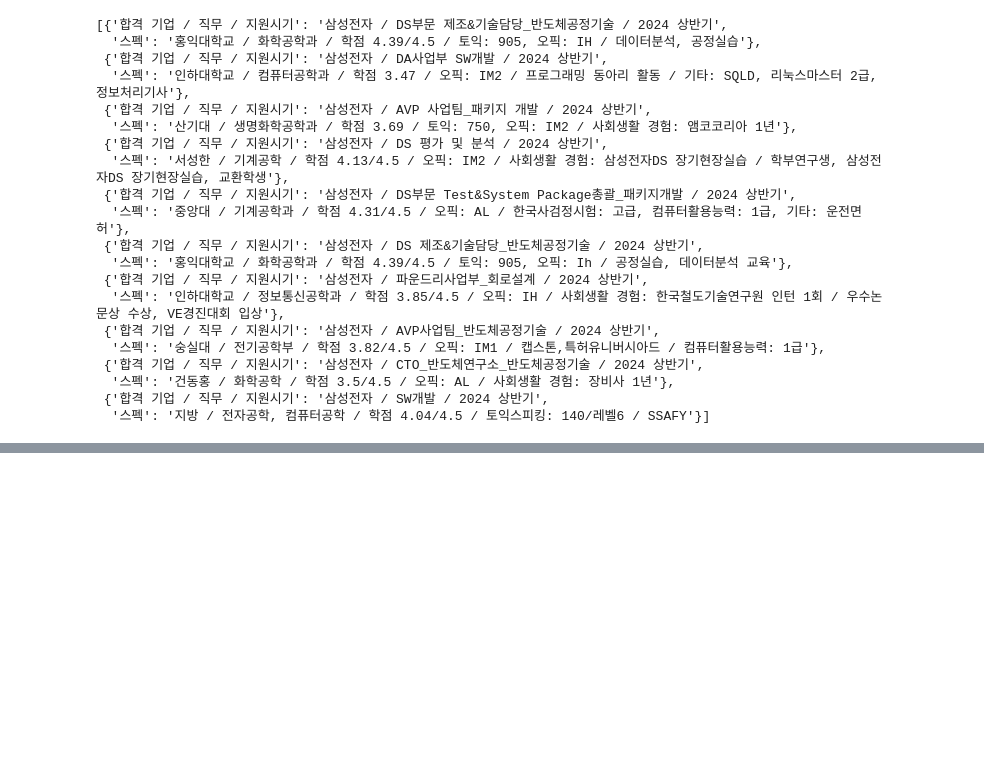
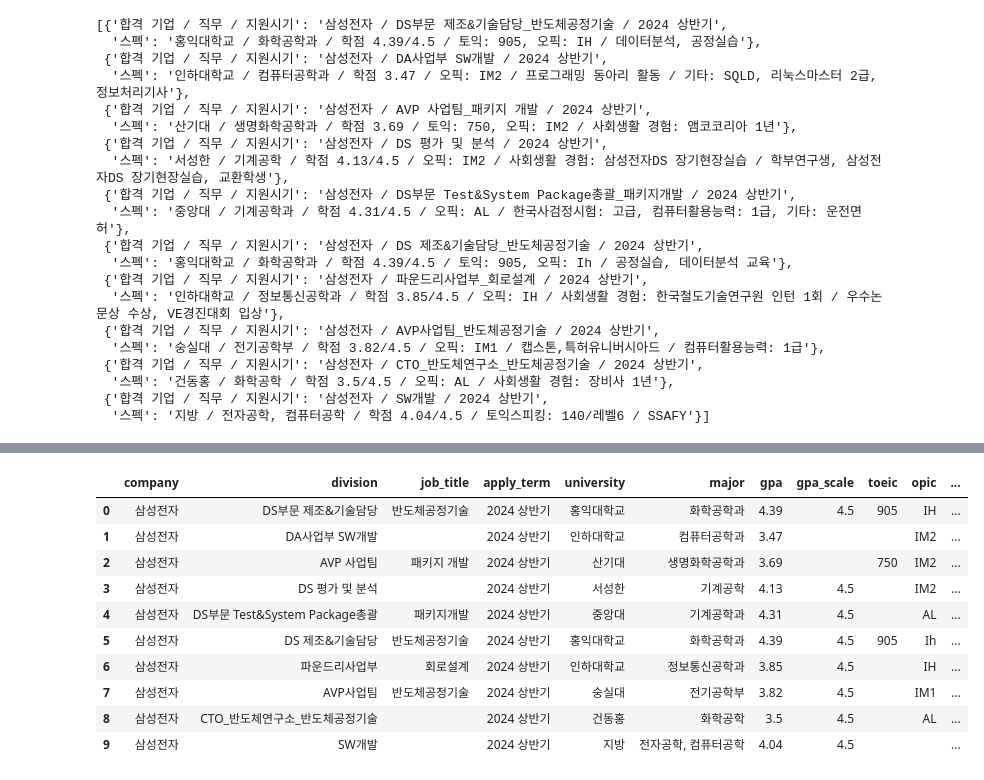
Before and after one commit to khyeonm/2025_Advanced_Programming, a Jupyter notebook: crawling/succesful_applicants_specs.ipynb, the cells around one changed output, grey strips where cells are left out. Drawn from its saved outputs; the diff is of its cells as text; code cells hidden in the pictures; blank space fills up the shorter version.

Commit message:
Feat(preprocessing): preprocess and structure job postings data for db (#20)
채용공고 데이터를 전처리하고 qualification/process 필드를 분리하여
데이터베이스 스키마 구조로 정리함

```diff
--- a/crawling/succesful_applicants_specs.ipynb
+++ b/crawling/succesful_applicants_specs.ipynb
@@ -277,0 +281,21 @@ data[-10:]
+# %%
+example_data = [{'합격 기업 / 직무 / 지원시기': '삼성전자 / DS부문 제조&기술담당_반도체공정기술 / 2024 상반기',
+  '스펙': '홍익대학교 / 화학공학과 / 학점 4.39/4.5 / 토익: 905, 오픽: IH / 데이터분석, 공정실습'},
+ {'합격 기업 / 직무 / 지원시기': '삼성전자 / DA사업부 SW개발 / 2024 상반기',
+  '스펙': '인하대학교 / 컴퓨터공학과 / 학점 3.47 / 오픽: IM2 / 프로그래밍 동아리 활동 / 기타: SQLD, 리눅스마스터 2급, 정보처리기사'},
+ {'합격 기업 / 직무 / 지원시기': '삼성전자 / AVP 사업팀_패키지 개발 / 2024 상반기',
+  '스펙': '산기대 / 생명화학공학과 / 학점 3.69 / 토익: 750, 오픽: IM2 / 사회생활 경험: 앰코코리아 1년'},
+ {'합격 기업 / 직무 / 지원시기': '삼성전자 / DS 평가 및 분석 / 2024 상반기',
+  '스펙': '서성한 / 기계공학 / 학점 4.13/4.5 / 오픽: IM2 / 사회생활 경험: 삼성전자DS 장기현장실습 / 학부연구생, 삼성전자DS 장기현장실습, 교환학생'},
+ {'합격 기업 / 직무 / 지원시기': '삼성전자 / DS부문 Test&System Package총괄_패키지개발 / 2024 상반기',
+  '스펙': '중앙대 / 기계공학과 / 학점 4.31/4.5 / 오픽: AL / 한국사검정시험: 고급, 컴퓨터활용능력: 1급, 기타: 운전면허'},
+ {'합격 기업 / 직무 / 지원시기': '삼성전자 / DS 제조&기술담당_반도체공정기술 / 2024 상반기',
+  '스펙': '홍익대학교 / 화학공학과 / 학점 4.39/4.5 / 토익: 905, 오픽: Ih / 공정실습, 데이터분석 교육'},
+ {'합격 기업 / 직무 / 지원시기': '삼성전자 / 파운드리사업부_회로설계 / 2024 상반기',
+  '스펙': '인하대학교 / 정보통신공학과 / 학점 3.85/4.5 / 오픽: IH / 사회생활 경험: 한국철도기술연구원 인턴 1회 / 우수논문상 수상, VE경진대회 입상'},
+ {'합격 기업 / 직무 / 지원시기': '삼성전자 / AVP사업팀_반도체공정기술 / 2024 상반기',
+  '스펙': '숭실대 / 전기공학부 / 학점 3.82/4.5 / 오픽: IM1 / 캡스톤,특허유니버시아드 / 컴퓨터활용능력: 1급'},
+ {'합격 기업 / 직무 / 지원시기': '삼성전자 / CTO_반도체연구소_반도체공정기술 / 2024 상반기',
+  '스펙': '건동홍 / 화학공학 / 학점 3.5/4.5 / 오픽: AL / 사회생활 경험: 장비사 1년'},
+ {'합격 기업 / 직무 / 지원시기': '삼성전자 / SW개발 / 2024 상반기',
+  '스펙': '지방 / 전자공학, 컴퓨터공학 / 학점 4.04/4.5 / 토익스피킹: 140/레벨6 / SSAFY'}]
@@ -277,0 +379,14 @@ data[-10:]
+# %%
+pd.DataFrame(cleaned_data)
+# %% [output]
+|  | company | division | job_title | apply_term | university | major | gpa | gpa_scale | toeic | opic | ... |
+| 0 | 삼성전자 | DS부문 제조&기술담당 | 반도체공정기술 | 2024 상반기 | 홍익대학교 | 화학공학과 | 4.39 | 4.5 | 905 | IH | ... |
+| 1 | 삼성전자 | DA사업부 SW개발 |  | 2024 상반기 | 인하대학교 | 컴퓨터공학과 | 3.47 |  |  | IM2 | ... |
+| 2 | 삼성전자 | AVP 사업팀 | 패키지 개발 | 2024 상반기 | 산기대 | 생명화학공학과 | 3.69 |  | 750 | IM2 | ... |
+| 3 | 삼성전자 | DS 평가 및 분석 |  | 2024 상반기 | 서성한 | 기계공학 | 4.13 | 4.5 |  | IM2 | ... |
+| 4 | 삼성전자 | DS부문 Test&System Package총괄 | 패키지개발 | 2024 상반기 | 중앙대 | 기계공학과 | 4.31 | 4.5 |  | AL | ... |
+| 5 | 삼성전자 | DS 제조&기술담당 | 반도체공정기술 | 2024 상반기 | 홍익대학교 | 화학공학과 | 4.39 | 4.5 | 905 | Ih | ... |
+| 6 | 삼성전자 | 파운드리사업부 | 회로설계 | 2024 상반기 | 인하대학교 | 정보통신공학과 | 3.85 | 4.5 |  | IH | ... |
+| 7 | 삼성전자 | AVP사업팀 | 반도체공정기술 | 2024 상반기 | 숭실대 | 전기공학부 | 3.82 | 4.5 |  | IM1 | ... |
+| 8 | 삼성전자 | CTO_반도체연구소_반도체공정기술 |  | 2024 상반기 | 건동홍 | 화학공학 | 3.5 | 4.5 |  | AL | ... |
+| 9 | 삼성전자 | SW개발 |  | 2024 상반기 | 지방 | 전자공학, 컴퓨터공학 | 4.04 | 4.5 |  |  | ... |
```
Also changed, not shown: parts of 9 cells of this notebook, 4 other files.
